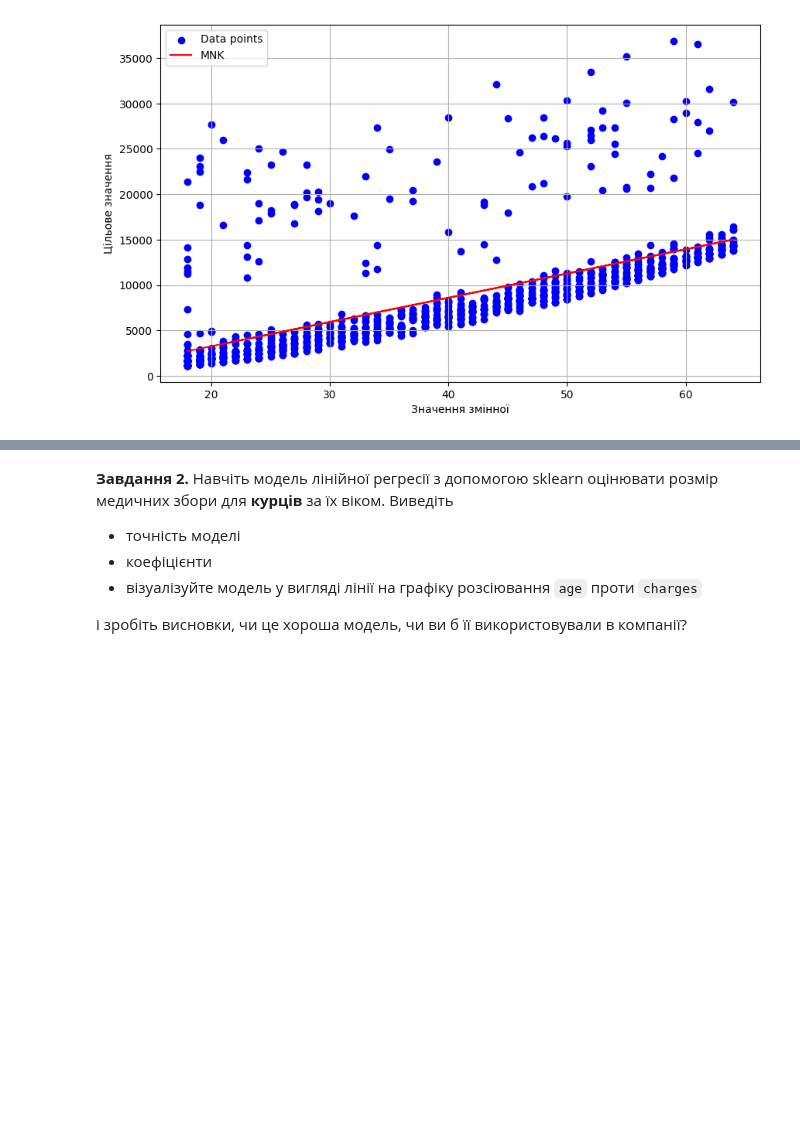
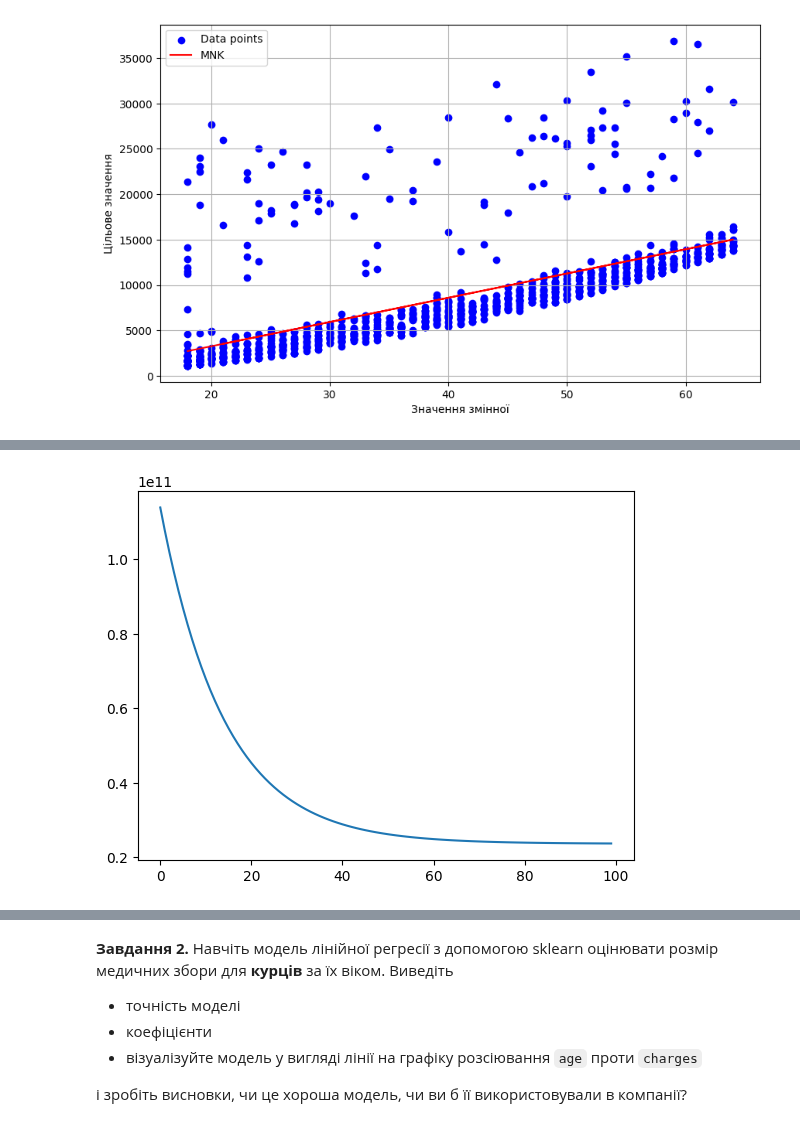
Before and after one commit to o-semenkova/ml_home_tasks, a Jupyter notebook: HW_2_1_Побудова_лінійної_регресії_за_одною_ознакою.ipynb, the cells around one changed output, grey strips where cells are left out. Saved outputs shown, nothing was run; the diff lists cells and outputs as text; code cells hidden in the pictures; blank space fills up the shorter version.

```diff
--- a/HW_2_1_Побудова_лінійної_регресії_за_одною_ознакою.ipynb
+++ b/HW_2_1_Побудова_лінійної_регресії_за_одною_ознакою.ipynb
@@ -96,0 +117,6 @@ plt.show()
+# %%
+m, b, errors = full_batch_gradient_descent(X, y, lr=0.00001, epochs=100)
+# %%
+plt.plot(errors);
+# %% [output]
+[figure, added]
```
Also changed, not shown: parts of 17 cells of this notebook.
